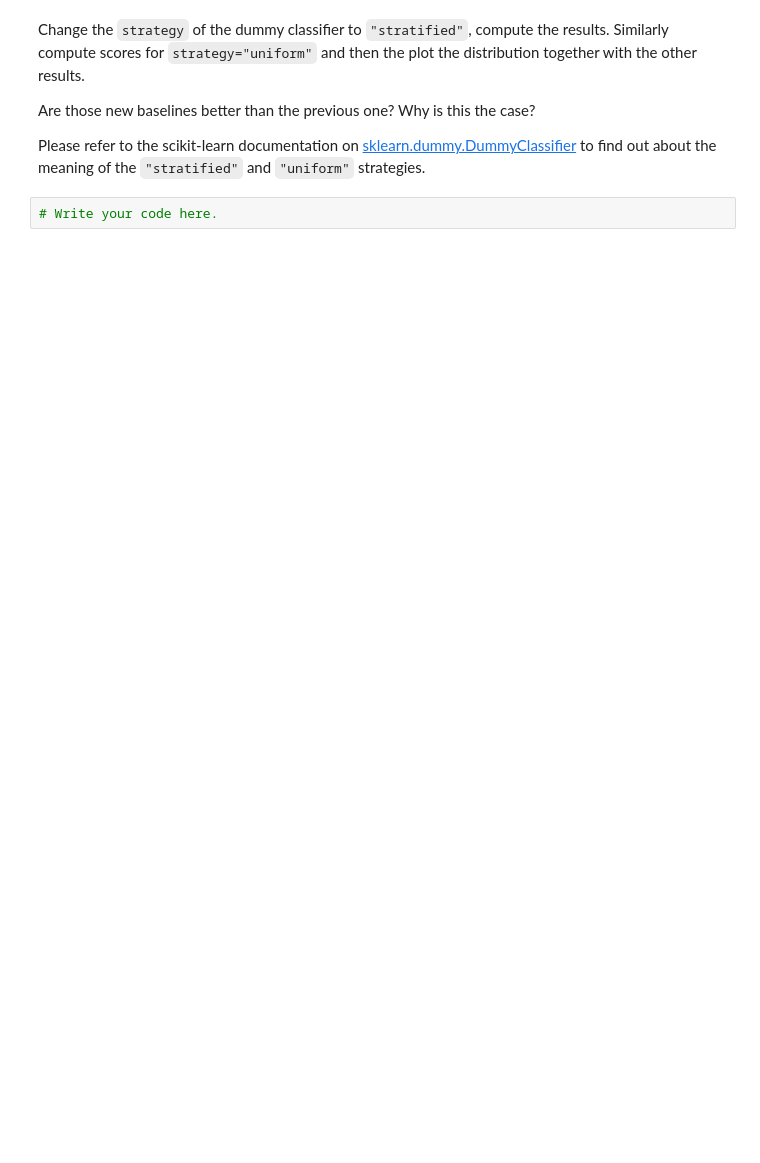
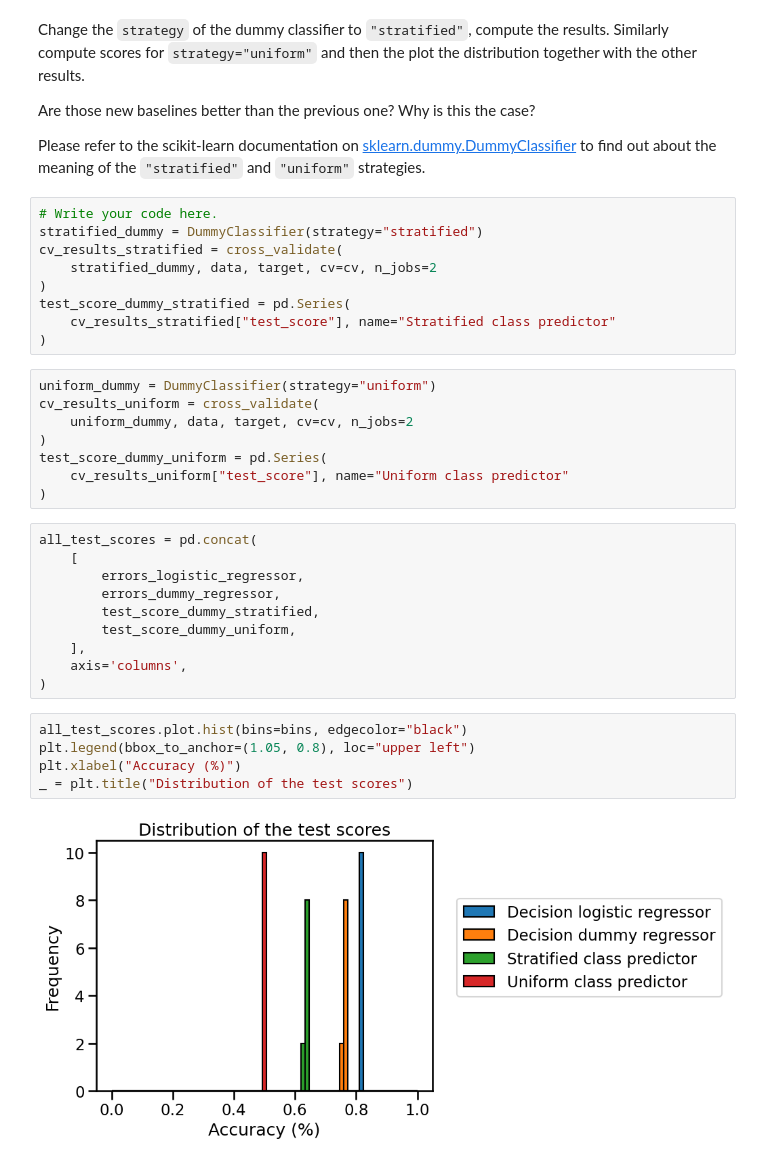
Before and after one commit to FelipeCybis/scikit-learn-mooc, a Jupyter notebook: notebooks/cross_validation_ex_02.ipynb, the cells around one changed output. Cells and saved outputs as stored; diff of their text form; blank space fills up the shorter version.

```diff
--- a/notebooks/cross_validation_ex_02.ipynb
+++ b/notebooks/cross_validation_ex_02.ipynb
@@ -63,5 +147,37 @@ Please refer to the scikit-learn documentation on
 https://scikit-learn.org/stable/modules/generated/sklearn.dummy.DummyClassifier.html)
 to find out about the meaning of the `"stratified"` and `"uniform"`
 strategies.
-# %%
-# Write your code here.
+# %%
+# Write your code here.
+stratified_dummy = DummyClassifier(strategy="stratified")
+cv_results_stratified = cross_validate(
+    stratified_dummy, data, target, cv=cv, n_jobs=2
+)
+test_score_dummy_stratified = pd.Series(
+    cv_results_stratified["test_score"], name="Stratified class predictor"
+)
+# %%
+uniform_dummy = DummyClassifier(strategy="uniform")
+cv_results_uniform = cross_validate(
+    uniform_dummy, data, target, cv=cv, n_jobs=2
+)
+test_score_dummy_uniform = pd.Series(
+    cv_results_uniform["test_score"], name="Uniform class predictor"
+)
+# %%
+all_test_scores = pd.concat(
+    [
+        errors_logistic_regressor,
+        errors_dummy_regressor,
+        test_score_dummy_stratified,
+        test_score_dummy_uniform,
+    ],
+    axis='columns',
+)
+# %%
+all_test_scores.plot.hist(bins=bins, edgecolor="black")
+plt.legend(bbox_to_anchor=(1.05, 0.8), loc="upper left")
+plt.xlabel("Accuracy (%)")
+_ = plt.title("Distribution of the test scores")
+# %% [output]
+[figure, added]
```
Also changed, not shown: parts of 12 cells of this notebook, 18 other files.
